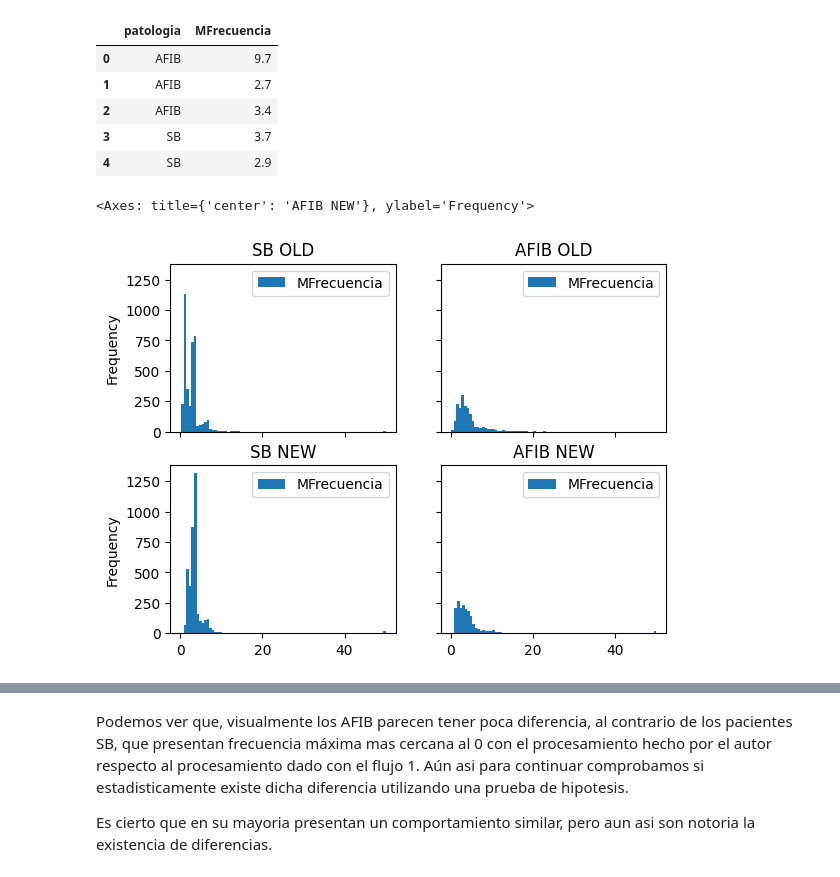
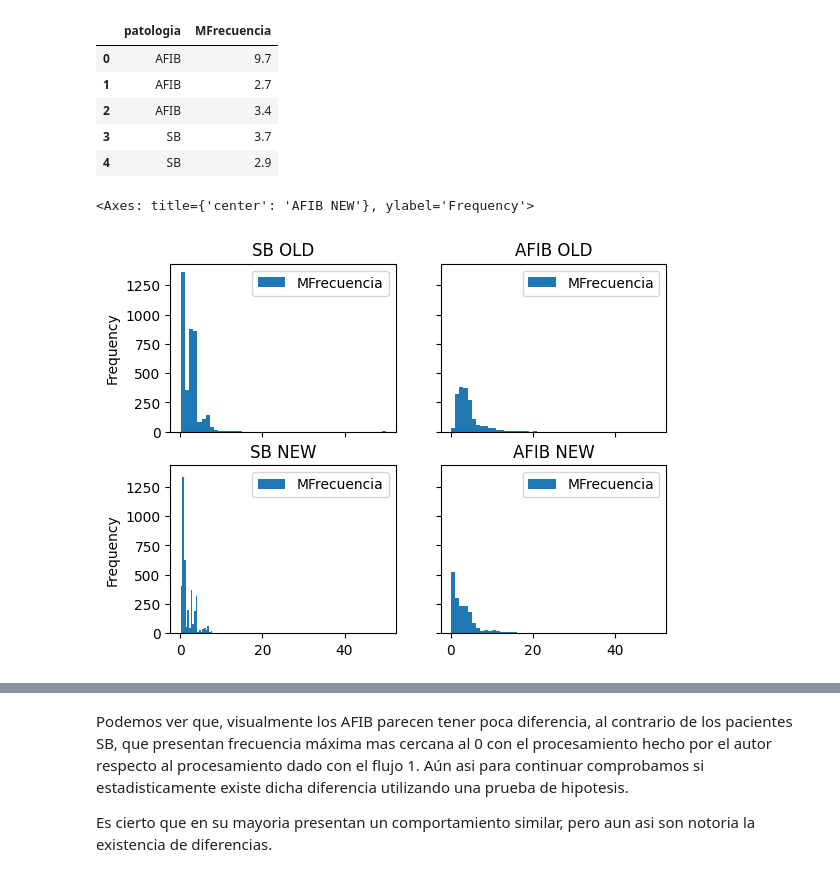
Before and after one commit to AndresBanquezBio/Biosenales, a Jupyter notebook: Proyectos/Proyecto_3/Proyecto3_AndresBanquez_MelinaVillada.ipynb, the cells around one changed output, grey strips where cells are left out. Drawn from its saved outputs; the diff is of its cells as text; code cells hidden in the pictures.

```diff
--- a/Proyectos/Proyecto_3/Proyecto3_AndresBanquez_MelinaVillada.ipynb
+++ b/Proyectos/Proyecto_3/Proyecto3_AndresBanquez_MelinaVillada.ipynb
@@ -152,8 +152,9 @@ def filtro_wavelet_modificado(senal, wavelet_type='db6', nivel=8):
     Retorna:
     - Señal reconstruida después del filtrado wavelet.
     '''
-    # Descomposición wavelet
+    senal= senal.flatten()
     coeficientes = pywt.wavedec(senal, wavelet=wavelet_type, level=nivel)
+    print([c.shape for c in coeficientes])
 
     # Aplicar umbral a los coeficientes de detalle
     sigma = np.median(np.abs(coeficientes[-1])) / 0.6745
@@ -231,7 +235,7 @@ Con el flujo seleccionado procesar las señales de la base de datos ECGData.zip
 
 A las señales filtradas con el flujo seleccionado aplicar el procesamiento de normalización usado en el proyecto 2.
 # %%
-directory = r"C:\Users\andre\OneDrive\Desktop\ECGFiltered"
+directory = r"D:\Descargas\ECGData\Derivacion_II_Filtrados"
 
 output_directory = r'Derivacion_II_Filtrados'
 os.makedirs(output_directory, exist_ok=True)
@@ -258,18 +266,17 @@ Ya existen 10 o más archivos CSV en el directorio de destino. No se realizará
 # %%
-
-# Filtro pasa-altas IIR a 0.5 Hz
-def filtro_pasa_altas(data, fs, cutoff=0.5, order=5):
+#Filtro pasa-altas FIR
+def filtro_pasa_altas(data, fs, cutoff=0.5, order=50):
     nyquist = 0.5 * fs
     normal_cutoff = cutoff / nyquist
-    b, a = butter(order, normal_cutoff, btype='high', analog=False)
-    return filtfilt(b, a, data)
+    b,a = sis.firwin(order+1, normal_cutoff, pass_zero = 'highpass', window = 'hamming'),1
+    return sis.filtfilt(b, a, data)
 
-# Filtro pasabajas IIR a 50 Hz
-def filtro_pasa_bajas(data, fs, cutoff=50, order=5):
+
+def filtro_pasa_bajas(data, fs, cutoff=50, order=50):
     nyquist = 0.5 * fs
     normal_cutoff = cutoff / nyquist
-    b, a = butter(order, normal_cutoff, btype='low', analog=False)
-    return filtfilt(b, a, data)
+    b,a = sis.firwin(order+1, normal_cutoff, pass_zero = 'lowpass', window = 'hamming'),1
+    return sis.filtfilt(b, a, data)
 
 # Procesamiento de señal con Flujo 1
 def flujo_1(data, fs):
@@ -346,5 +374,5 @@ Por las afirmaciones anteriormente mencionadas se decide entonces tomar el flujo
 # %%
-fs = 250
+fs = 500
 
 archivos = [[file, pd.read_csv(os.path.join(directory,file))] for file in os.listdir(directory)]
 resultados_filtrados = [[senal[0], flujo_1(senal[1].II, fs)] for senal in archivos]
@@ -428,10 +474,10 @@ old_df.head()
 | 4 | SB | 2.9 |
 # %%
 fig, axs = plt.subplots(2,2, sharey = True, sharex = True)
-old_df[old_df.patologia == 'SB'].plot(kind='hist', ax=axs[0,0], title='SB OLD', bins = 80)
-old_df[old_df.patologia == 'AFIB'].plot(kind='hist', ax=axs[0,1], title='AFIB OLD', bins = 80)
-new_df[new_df.patologia == 'SB'].plot(kind='hist', ax=axs[1,0], title='SB NEW', bins = 80)
-new_df[new_df.patologia == 'AFIB'].plot(kind='hist', ax=axs[1,1], title='AFIB NEW', bins = 80)
+old_df[old_df.patologia == 'SB'].plot(kind='hist', ax=axs[0,0], title='SB OLD', bins = 50)
+old_df[old_df.patologia == 'AFIB'].plot(kind='hist', ax=axs[0,1], title='AFIB OLD', bins = 50)
+new_df[new_df.patologia == 'SB'].plot(kind='hist', ax=axs[1,0], title='SB NEW', bins = 50)
+new_df[new_df.patologia == 'AFIB'].plot(kind='hist', ax=axs[1,1], title='AFIB NEW', bins = 50)
 # %% [output]
 <Axes: title={'center': 'AFIB NEW'}, ylabel='Frequency'>
-[figure, old version]
+[figure, new version]
```
Also changed, not shown: parts of 18 cells of this notebook.
